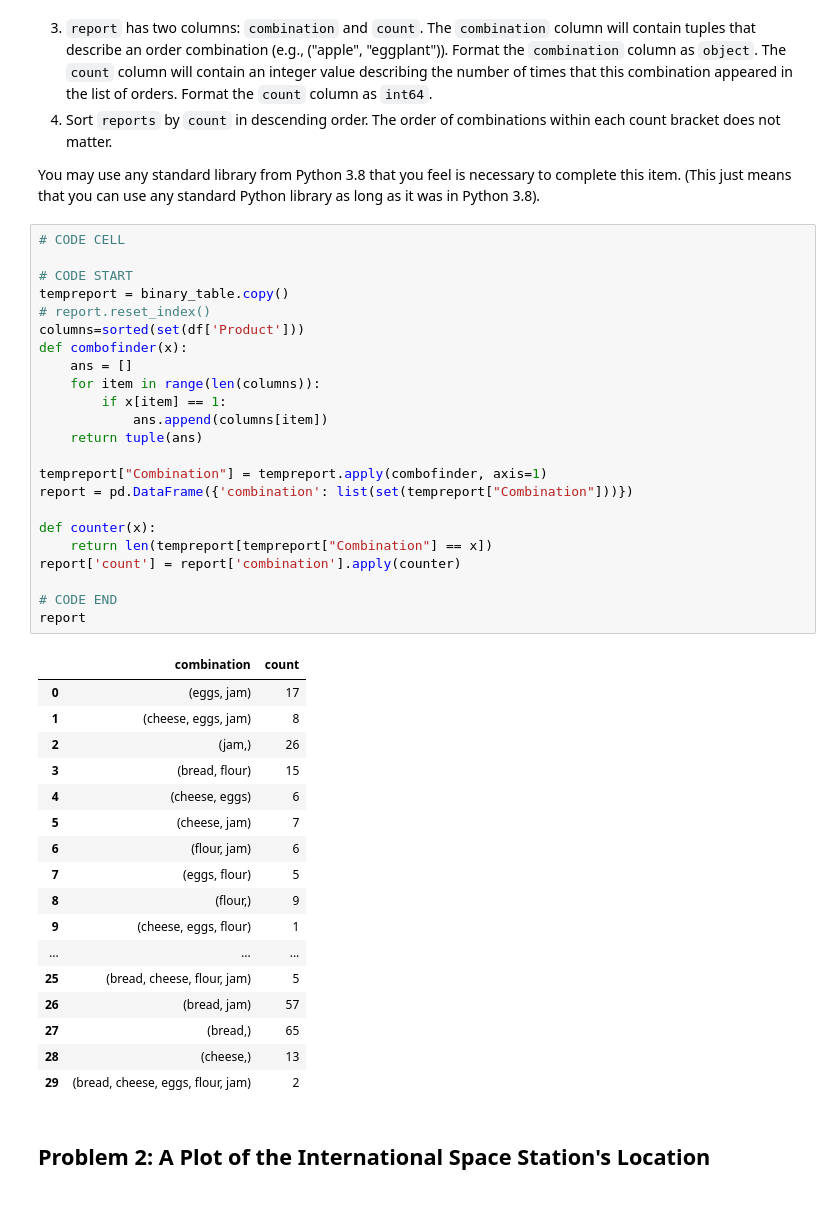
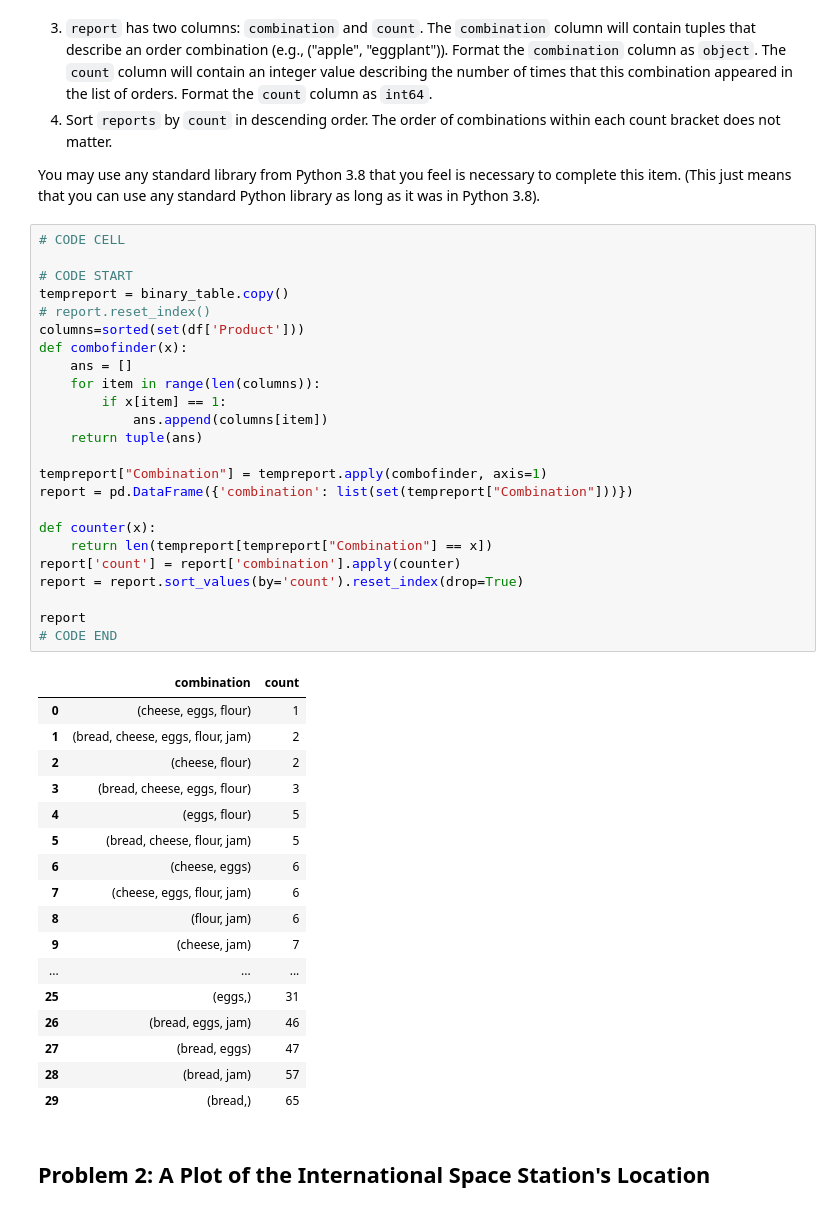
Before and after one commit to JaredOng/ITM-Python, a Jupyter notebook: 203757_ONG_JAREDMATTHEW_LIBRARIES.ipynb, the cells around one changed output. Cells and saved outputs as stored; diff of their text form.

```diff
--- a/203757_ONG_JAREDMATTHEW_LIBRARIES.ipynb
+++ b/203757_ONG_JAREDMATTHEW_LIBRARIES.ipynb
@@ -86,44 +115,45 @@ You may use any standard library from Python 3.8 that you feel is necessary to c
 # %%
 # CODE CELL
 
 # CODE START
 tempreport = binary_table.copy()
 # report.reset_index()
 columns=sorted(set(df['Product']))
 def combofinder(x):
     ans = []
     for item in range(len(columns)):
         if x[item] == 1:
             ans.append(columns[item])
     return tuple(ans)
 
 tempreport["Combination"] = tempreport.apply(combofinder, axis=1)
 report = pd.DataFrame({'combination': list(set(tempreport["Combination"]))})
 
 def counter(x):
     return len(tempreport[tempreport["Combination"] == x])
 report['count'] = report['combination'].apply(counter)
+report = report.sort_values(by='count').reset_index(drop=True)
 
+report
 # CODE END
-report
 # %% [output]
 |  | combination | count |
-| 0 | (eggs, jam) | 17 |
-| 1 | (cheese, eggs, jam) | 8 |
-| 2 | (jam,) | 26 |
-| 3 | (bread, flour) | 15 |
-| 4 | (cheese, eggs) | 6 |
-| 5 | (cheese, jam) | 7 |
-| 6 | (flour, jam) | 6 |
-| 7 | (eggs, flour) | 5 |
-| 8 | (flour,) | 9 |
-| 9 | (cheese, eggs, flour) | 1 |
+| 0 | (cheese, eggs, flour) | 1 |
+| 1 | (bread, cheese, eggs, flour, jam) | 2 |
+| 2 | (cheese, flour) | 2 |
+| 3 | (bread, cheese, eggs, flour) | 3 |
+| 4 | (eggs, flour) | 5 |
+| 5 | (bread, cheese, flour, jam) | 5 |
+| 6 | (cheese, eggs) | 6 |
+| 7 | (cheese, eggs, flour, jam) | 6 |
+| 8 | (flour, jam) | 6 |
+| 9 | (cheese, jam) | 7 |
 | ... | ... | ... |
-| 25 | (bread, cheese, flour, jam) | 5 |
-| 26 | (bread, jam) | 57 |
-| 27 | (bread,) | 65 |
-| 28 | (cheese,) | 13 |
-| 29 | (bread, cheese, eggs, flour, jam) | 2 |
+| 25 | (eggs,) | 31 |
+| 26 | (bread, eggs, jam) | 46 |
+| 27 | (bread, eggs) | 47 |
+| 28 | (bread, jam) | 57 |
+| 29 | (bread,) | 65 |
 # %% [markdown]
 ## Problem 2: A Plot of the International Space Station's Location
 # %% [markdown]
```
Also changed, not shown: parts of 2 cells of this notebook.
